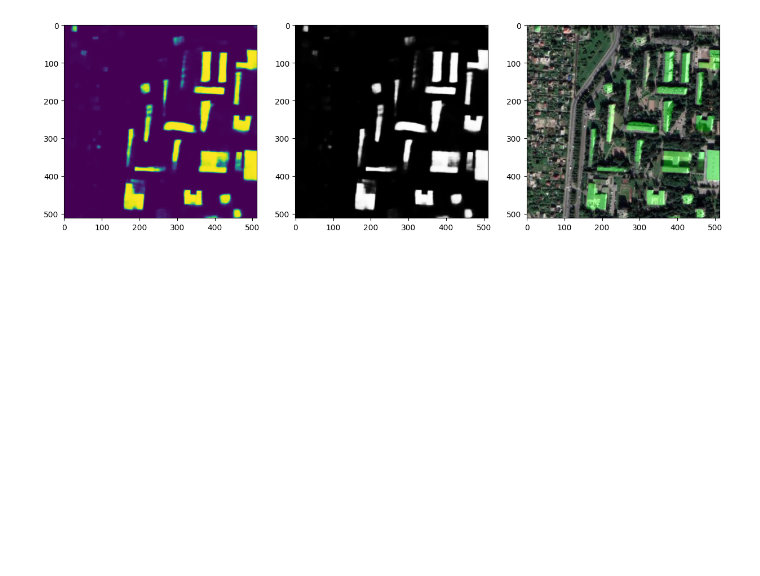
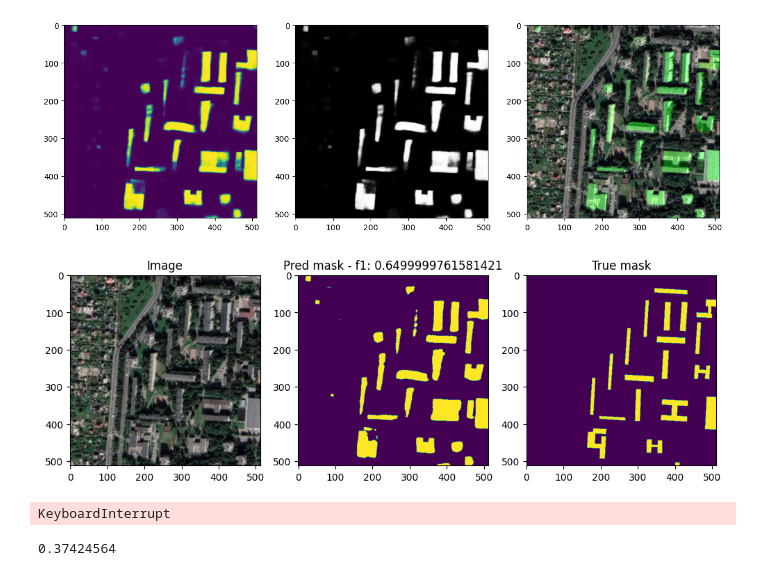
Before and after one commit to Lednik7/skoltech-Infrastructure, a Jupyter notebook: notebooks/model_foot_print.ipynb, the cells around one changed output. Saved outputs shown, nothing was run; the diff lists cells and outputs as text; code cells hidden in the pictures; blank space fills up the shorter version.

Commit message:
add kaggle model

```diff
--- a/model_foot_print.ipynb
+++ b/notebooks/model_foot_print.ipynb
@@ -6,7 +13,7 @@ from models_ext import foot_print_model
 # %%
 PRED_PTH = r"/home/tema/CODE/skoltech-Infrastructure_2/data/digital_leaders/tiles/train_image_019/images/tile_2048_3072.png"
 
-pred = foot_print_model.run(PRED_PTH)
+pred = foot_print_model.predict_from_path(PRED_PTH)
 
 fig,ax = plt.subplots(1,3,figsize = (15,15))
 ax = ax.ravel()
@@ -23,0 +33,15 @@ metric = DiceMetric()
+# %%
+
+IMAGE_PATH = r"/home/tema/CODE/skoltech-Infrastructure_2/data/digital_leaders/tiles/train_image_019/images/tile_2048_3072.png"
+MASK_PATH = IMAGE_PATH.replace("images", "masks").replace("tile_", "mask_tile_")
+image = cv2.imread(IMAGE_PATH)
+image = cv2.cvtColor(image, cv2.COLOR_BGR2RGB)
+
+mask = cv2.imread(MASK_PATH)[:, :, 0]
+
+prediction_binary, prediction_3_channels, dst = foot_print_model.predict(image)
+pred_mask = (prediction_binary > 0.2) * 1
+
+plot_result_tile(image, pred_mask, mask)
+# %% [output]
+[figure, added]
@@ -23,0 +54,23 @@ metric = DiceMetric()
+# %%
+metrics = []
+for path in tqdm(paths):
+    img_path = path
+    mask_path = path.replace("images", "masks").replace("tile_", "mask_tile_")
+
+
+    image = cv2.imread(img_path)
+    image = cv2.cvtColor(image, cv2.COLOR_BGR2RGB)
+
+    mask = cv2.imread(mask_path)[:, :, 0]
+
+    prediction_binary, prediction_3_channels, dst = foot_print_model.predict(image)
+    pred_mask = (prediction_binary > 0.2) * 1
+
+    metrics.append(metric(torch.Tensor(pred_mask), torch.Tensor(mask)))
+# %% [output]
+KeyboardInterrupt
+# %%
+import numpy as np
+np.mean(metrics)
+# %% [output]
+0.37424564
```
Also changed, not shown: parts of 3 cells of this notebook, 3 other files.
